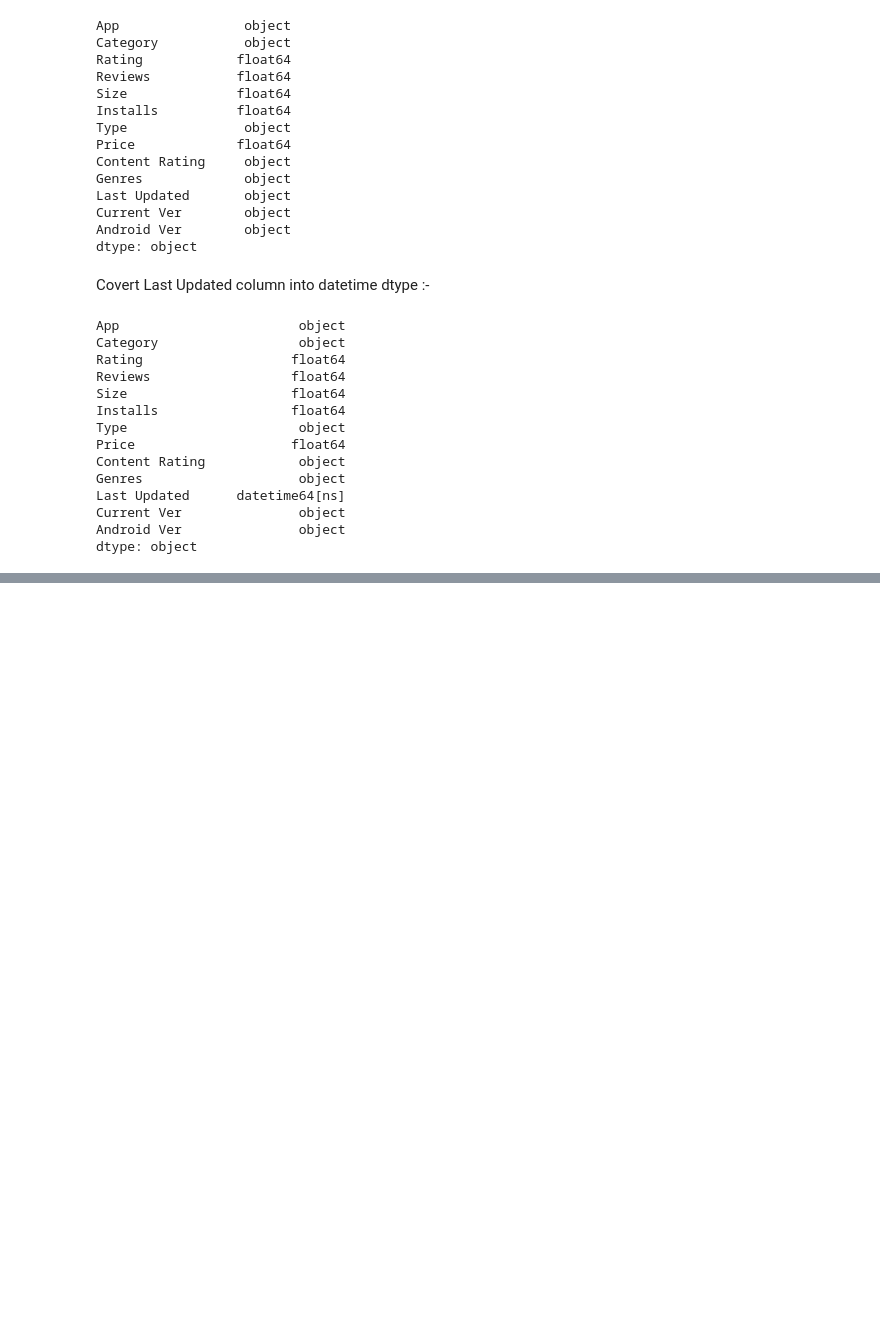
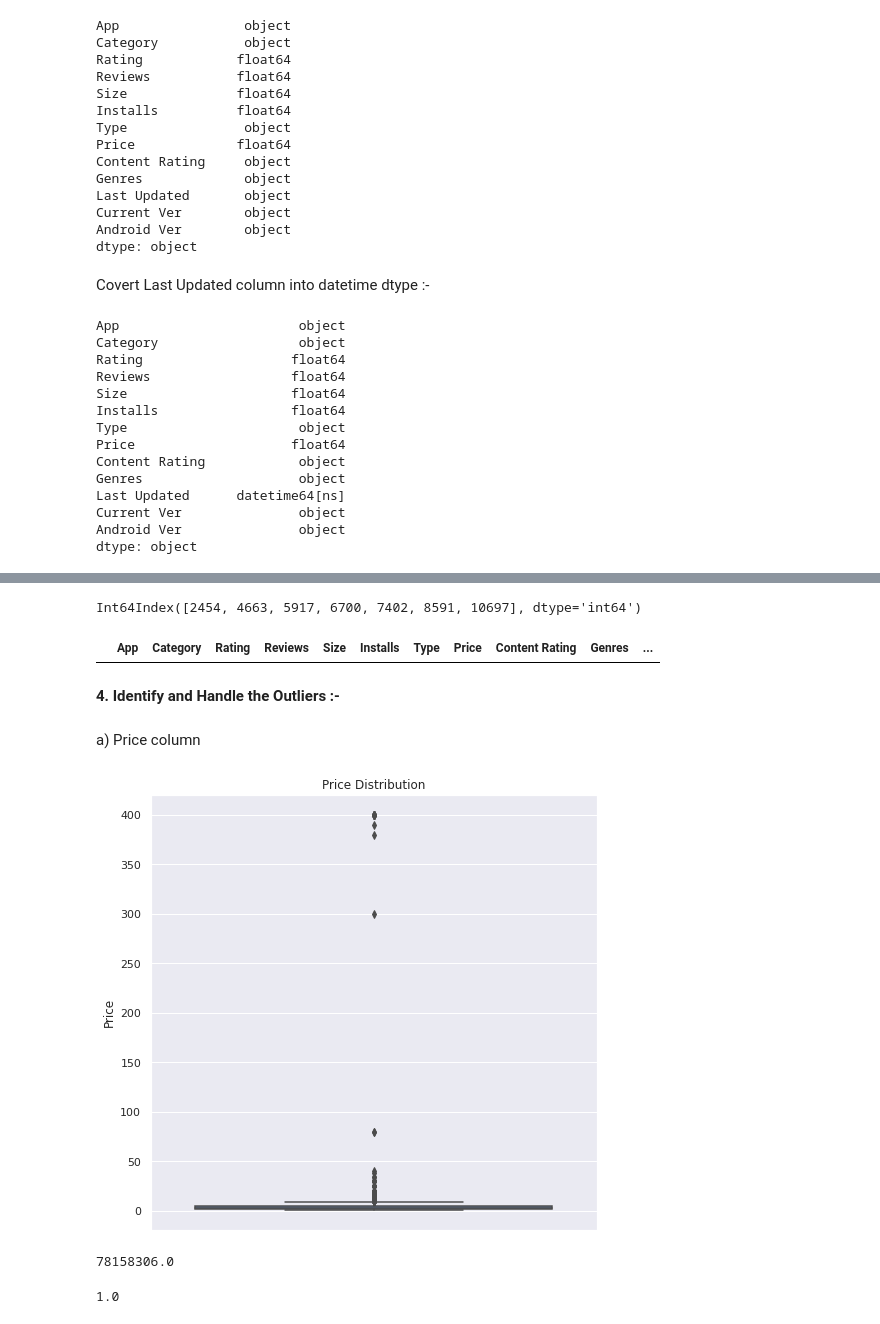
Before and after one commit to DeepakSingh1992/EDA-PROJECT, a Jupyter notebook: Deepak_Singh_EDA_of_Play_Store_App_Review_Analysis_Capstone_Project.ipynb, the cells around one changed output, grey strips where cells are left out. Saved outputs shown, nothing was run; the diff lists cells and outputs as text; code cells hidden in the pictures; blank space fills up the shorter version.

```diff
--- a/Deepak_Singh_EDA_of_Play_Store_App_Review_Analysis_Capstone_Project.ipynb
+++ b/Deepak_Singh_EDA_of_Play_Store_App_Review_Analysis_Capstone_Project.ipynb
@@ -573,0 +589,4 @@ dtype: object
+# %%
+# ex variables will call the value which reviews are greater than the installs :-
+ex = df[df["Reviews"]>df["Installs"]]
+ex
@@ -573,0 +602,35 @@ dtype: object
+# %%
+# Checing index of ex :-
+ex.index
+# %% [output]
+Int64Index([2454, 4663, 5917, 6700, 7402, 8591, 10697], dtype='int64')
+# %%
+# Dropping the index :-
+df = df.drop(ex.index)
+# %%
+# Checking the reviews more than installs again :-
+df[df["Reviews"]>df["Installs"]]
+# %% [output]
+|  | App | Category | Rating | Reviews | Size | Installs | Type | Price | Content Rating | Genres | ... |
+# %% [markdown]
+**4. Identify and Handle the Outliers :-**
+# %% [markdown]
+a) Price column
+# %%
+# Make suitable plot to identify outlier in price :-
+paid_apps = df[df["Price"] > 0]
+sns.set(rc={'figure.figsize':(8,8)})
+# %%
+g = sns.boxplot(y = paid_apps["Price"])
+plt.title("Price Distribution")
+plt.show()
+# %% [output]
+[figure, added]
+# %%
+df["Reviews"].max()
+# %% [output]
+78158306.0
+# %%
+df["Reviews"].min()
+# %% [output]
+1.0
```
Also changed, not shown: parts of 10 cells of this notebook.
